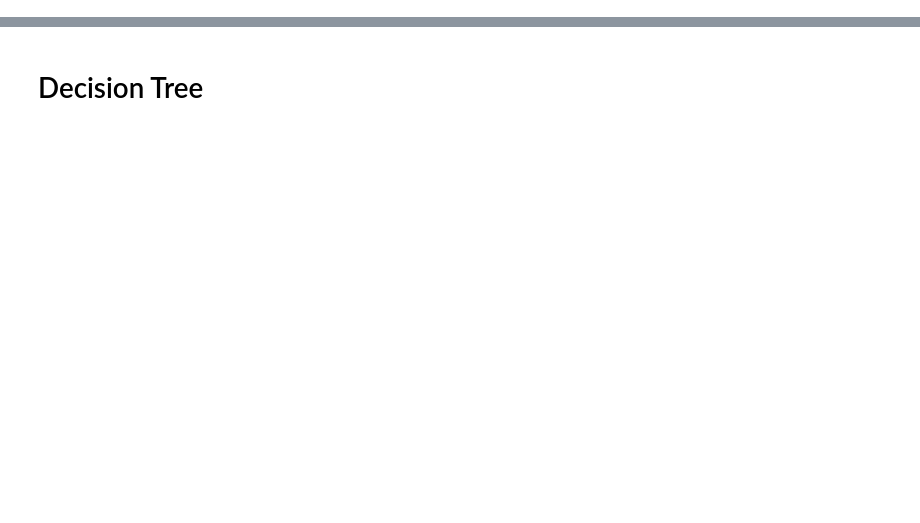
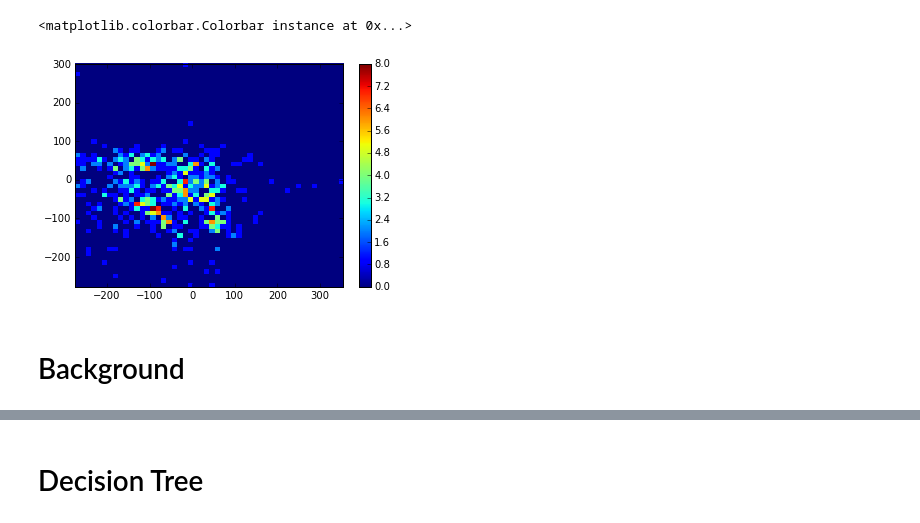
Before and after one commit to omar-moreno/hps-analysis, a Jupyter notebook: python/notebooks/moller_classification.ipynb, the cells around one changed output, grey strips where cells are left out. Saved outputs shown, nothing was run; the diff lists cells and outputs as text; code cells hidden in the pictures; blank space fills up the shorter version.

```diff
--- a/python/notebooks/moller_classification.ipynb
+++ b/python/notebooks/moller_classification.ipynb
@@ -32,0 +73,10 @@ plt.hist(cluster_pair_energy_high, 10, normed=1, facecolor='green', alpha=0.5)
+# %%
+cluster_pair_energy_high_x = X_rec['cluster_pair_energy_high_x']
+cluster_pair_energy_low_x = X_rec['cluster_pair_energy_low_x']
+plt.hist2d(cluster_pair_energy_high_x, cluster_pair_energy_low_x, 50)
+plt.colorbar()
+# %% [output]
+<matplotlib.colorbar.Colorbar instance at 0x...>
+[figure, added]
+# %% [markdown]
+# Background
```
Also changed, not shown: parts of 16 cells of this notebook.
